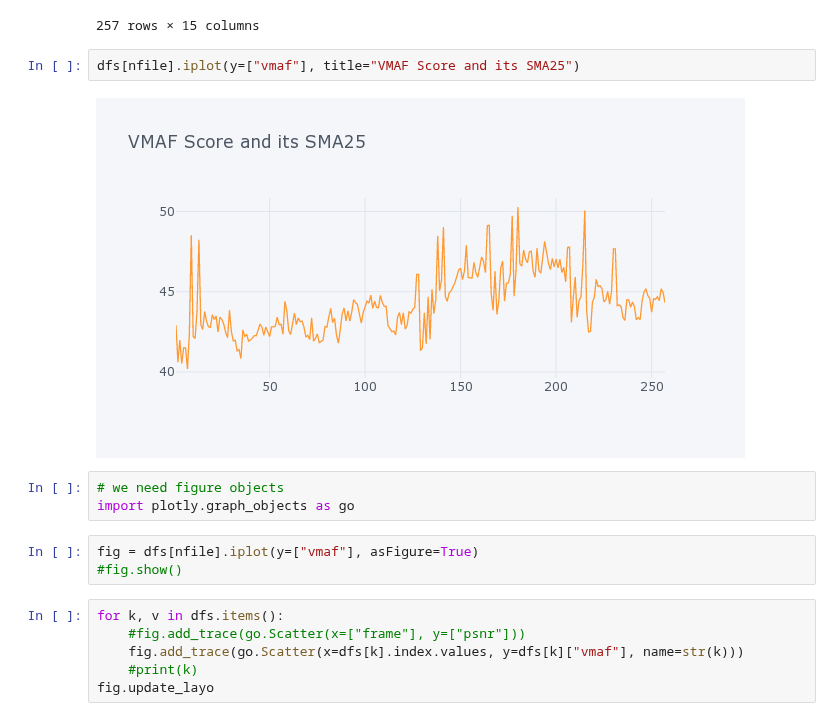
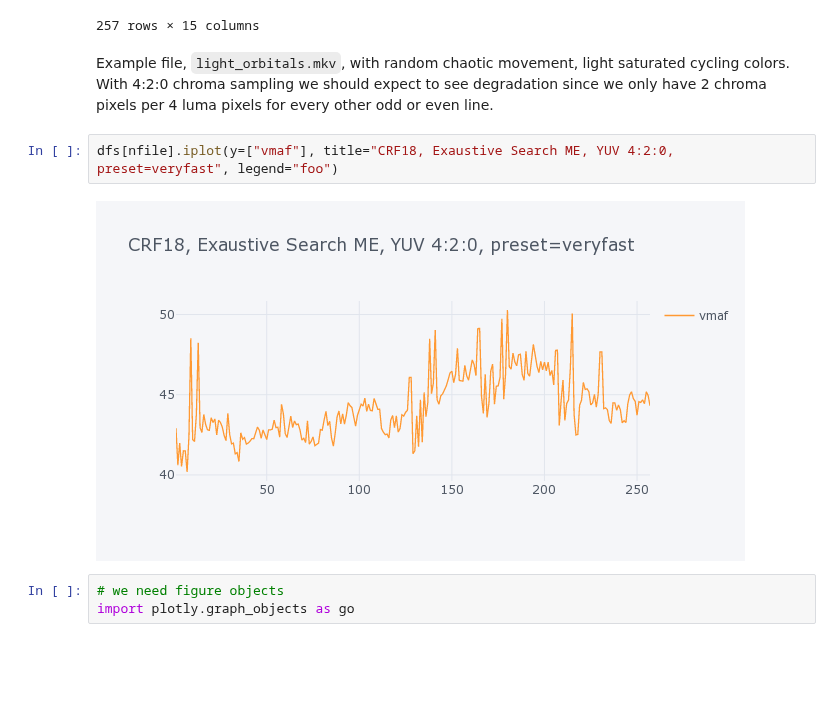
Before and after one commit to luisbarrancos/videometrics_jupyterlab, a Jupyter notebook: notebooks/video_generate_compression_x264_singlefile.ipynb, the cells around one changed output. Drawn from its saved outputs; the diff is of its cells as text; blank space fills up the shorter version.

````diff
--- a/notebooks/video_generate_compression_x264_singlefile.ipynb
+++ b/notebooks/video_generate_compression_x264_singlefile.ipynb
@@ -990,19 +989,12 @@ mdf2[nfile]
 | 256 | 22.601394 | 2.068774 | 2.068774 | 0.817251 | 0.886347 | 0.823406 | ... |
 | 257 | 22.585603 | 2.320569 | 2.320569 | 0.814164 | 0.885670 | 0.821235 | ... |
 257 rows × 15 columns
-# %%
-dfs[nfile].iplot(y=["vmaf"], title="VMAF Score and its SMA25")
-# %% [output]
-[figure, removed]
+# %% [markdown]
+Example file, ```light_orbitals.mkv```, with random chaotic movement, light saturated cycling colors. With 4\:2\:0 chroma sampling we should expect to see degradation since we only have 2 chroma pixels per 4 luma pixels for every other odd or even line.
+# %%
+dfs[nfile].iplot(y=["vmaf"], title="CRF18, Exaustive Search ME, YUV 4:2:0, preset=veryfast", legend="foo")
+# %% [output]
+[figure, added]
 # %%
 # we need figure objects
 import plotly.graph_objects as go
-# %%
-fig = dfs[nfile].iplot(y=["vmaf"], asFigure=True)
-#fig.show()
-# %%
-for k, v in dfs.items():
-    #fig.add_trace(go.Scatter(x=["frame"], y=["psnr"]))
-    fig.add_trace(go.Scatter(x=dfs[k].index.values, y=dfs[k]["vmaf"], name=str(k)))
-    #print(k)
-fig.update_layo
````
Also changed, not shown: parts of 12 cells of this notebook.
